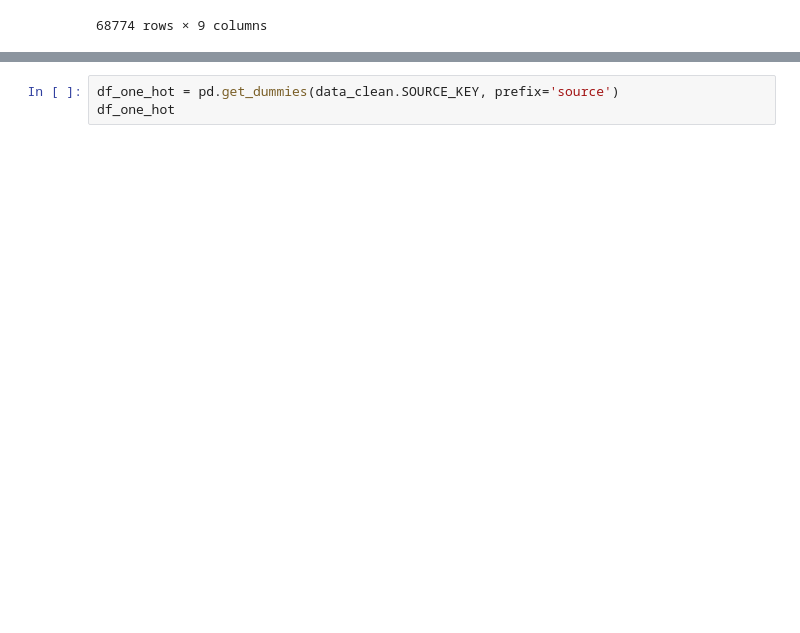
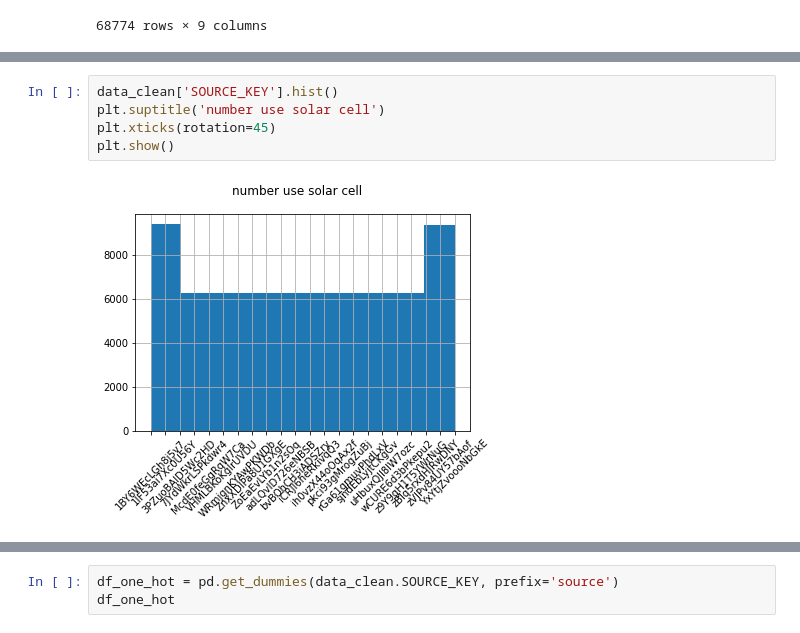
Before and after one commit to CakeNuthep/Super_AI, a Jupyter notebook: 27_09_2020_Quize1.ipynb, the cells around one changed output, grey strips where cells are left out. Cells and saved outputs as stored; diff of their text form; blank space fills up the shorter version.

```diff
--- a/27_09_2020_Quize1.ipynb
+++ b/27_09_2020_Quize1.ipynb
@@ -253,0 +260,7 @@ data_clean
+# %%
+data_clean['SOURCE_KEY'].hist()
+plt.suptitle('number use solar cell')
+plt.xticks(rotation=45)
+plt.show()
+# %% [output]
+[figure, added]
```
Also changed, not shown: parts of 5 cells of this notebook.
